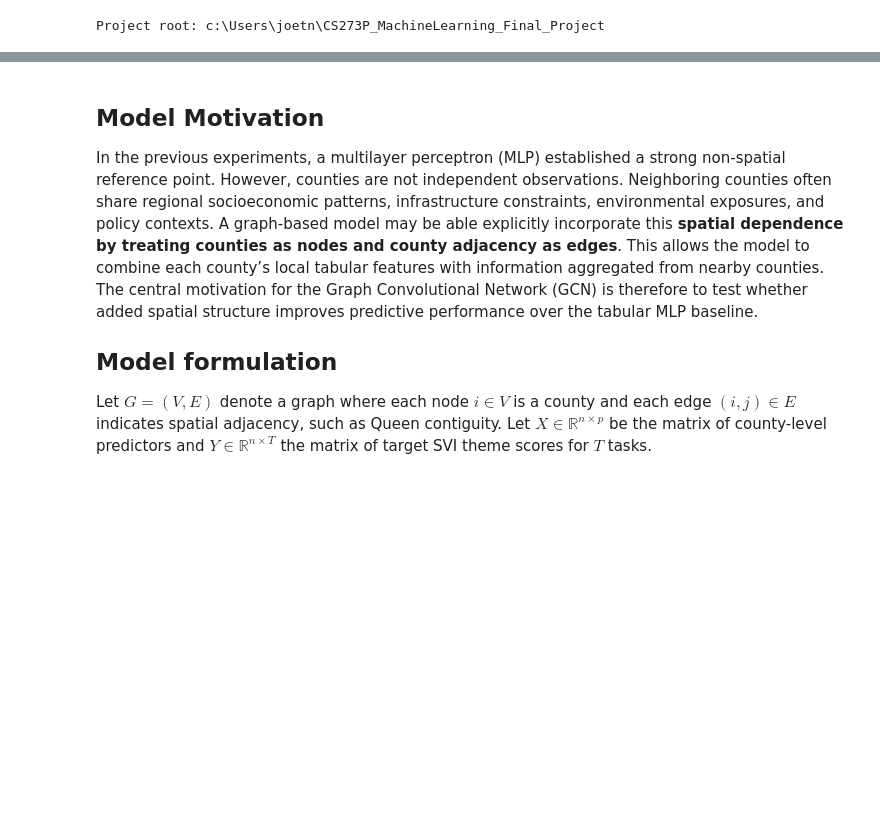
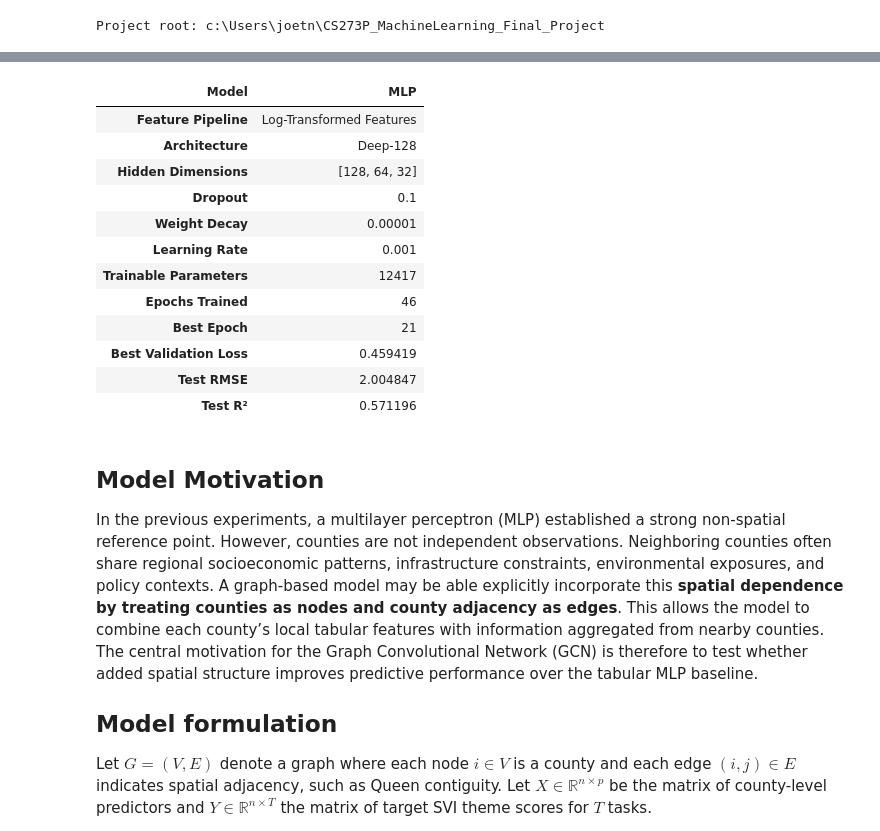
Before and after one commit to AnhJoe/CS273P_MachineLearning_Final_Project, a Jupyter notebook: notebooks/03_gcn.ipynb, the cells around one changed output, grey strips where cells are left out. Cells and saved outputs as stored; diff of their text form; code cells hidden in the pictures; blank space fills up the shorter version.

```diff
--- a/notebooks/03_gcn.ipynb
+++ b/notebooks/03_gcn.ipynb
@@ -130,22 +193,33 @@ assert np.array_equal(geo_graph.index.to_numpy(), fips_all)
 # %%
 #| output: false
 
 # Load best MLP results
-with open(artifacts_dir / "best_mlp_config.json", "r") as f:
-    best_mlp_config = json.load(f)
-
-# Flatten nested dictionary
-config_df = pd.json_normalize(best_mlp_config, sep=".").T
-config_df.columns = ["Value"]
+config_df = pd.read_csv(artifacts_dir / "final_mlp_results.csv", index_col=0)
 
 # Clean up labels for readability
 config_df.index = (
     config_df.index
-    .str.replace("architecture.", "")
-    .str.replace("regularization.", "")
-    .str.replace("training.", "")
-    .str.replace("performance.", "")
+    .str.replace("architecture.", "", regex=False)
+    .str.replace("regularization.", "", regex=False)
+    .str.replace("training.", "", regex=False)
+    .str.replace("performance.", "", regex=False)
 )
+
+display(config_df.T)
+# %% [output]
+| Model | MLP |
+| Feature Pipeline | Log-Transformed Features |
+| Architecture | Deep-128 |
+| Hidden Dimensions | [128, 64, 32] |
+| Dropout | 0.1 |
+| Weight Decay | 0.00001 |
+| Learning Rate | 0.001 |
+| Trainable Parameters | 12417 |
+| Epochs Trained | 46 |
+| Best Epoch | 21 |
+| Best Validation Loss | 0.459419 |
+| Test RMSE | 2.004847 |
+| Test R² | 0.571196 |
 # %% [markdown]
 ## Model Motivation
 
```
Also changed, not shown: parts of 2 cells of this notebook, 5 other files.
